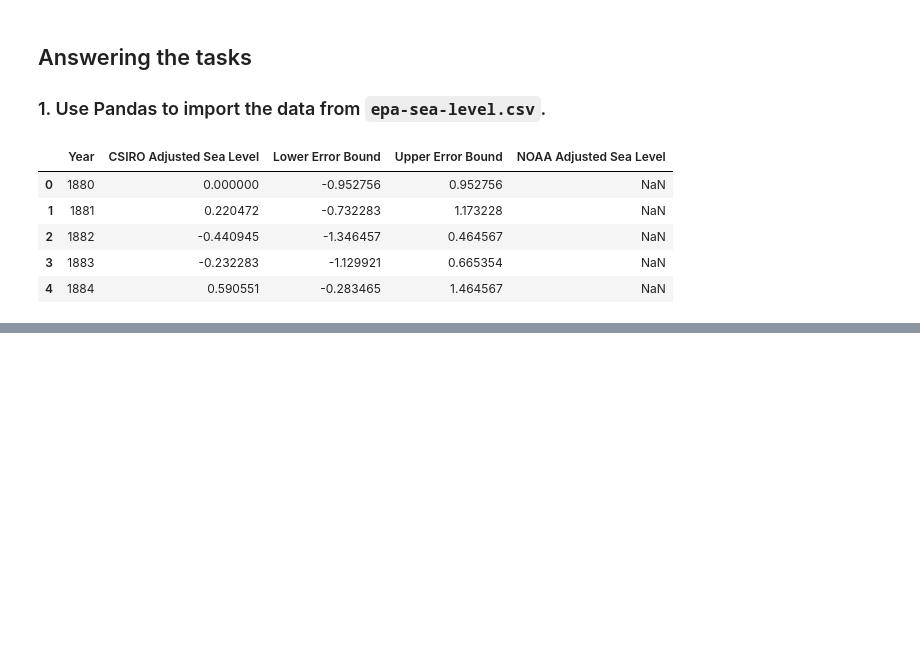
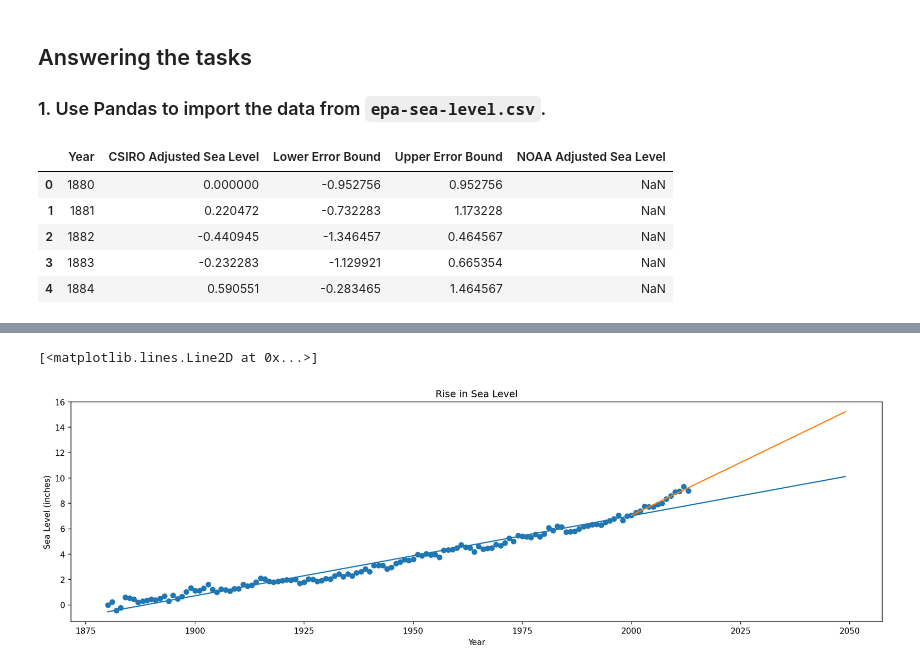
Before and after one commit to thaynanff/Data-Science-Projects, a Jupyter notebook: Data Science and Analytics/5. Sea Level Predictor/Sea Level Predictor.ipynb, the cells around one changed output, grey strips where cells are left out. Saved outputs shown, nothing was run; the diff lists cells and outputs as text; code cells hidden in the pictures; blank space fills up the shorter version.

```diff
--- a/Data Science and Analytics/5. Sea Level Predictor/Sea Level Predictor.ipynb
+++ b/Data Science and Analytics/5. Sea Level Predictor/Sea Level Predictor.ipynb
@@ -33,0 +70,20 @@ df.head()
+# %%
+df_2000 = df[df['Year'] >= 2000]
+
+lineB = linregress(df_2000['Year'], df_2000['CSIRO Adjusted Sea Level'])
+
+xB = np.arange(2000,2050,1)
+yB = xB*lineB.slope + lineB.intercept
+# %%
+fig = plt.figure(figsize=(18,5), dpi=150)
+
+plt.scatter(df['Year'], df['CSIRO Adjusted Sea Level'])
+plt.xlabel('Year')
+plt.ylabel('Sea Level (inches)')
+plt.title('Rise in Sea Level')
+
+plt.plot(xA, yA)
+plt.plot(xB, yB)
+# %% [output]
+[<matplotlib.lines.Line2D at 0x...>]
+[figure, added]
```
Also changed, not shown: parts of 8 cells of this notebook.
